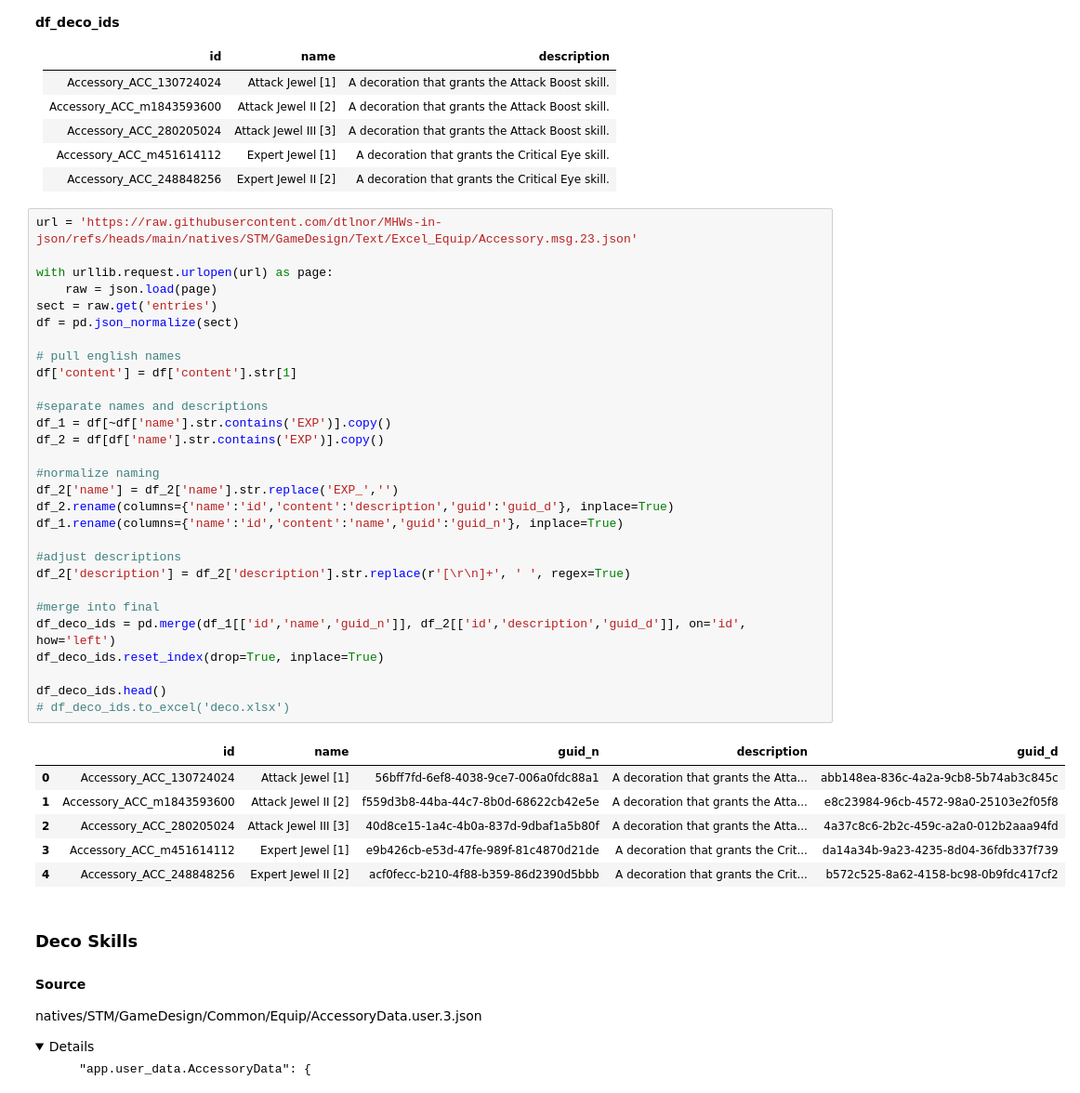
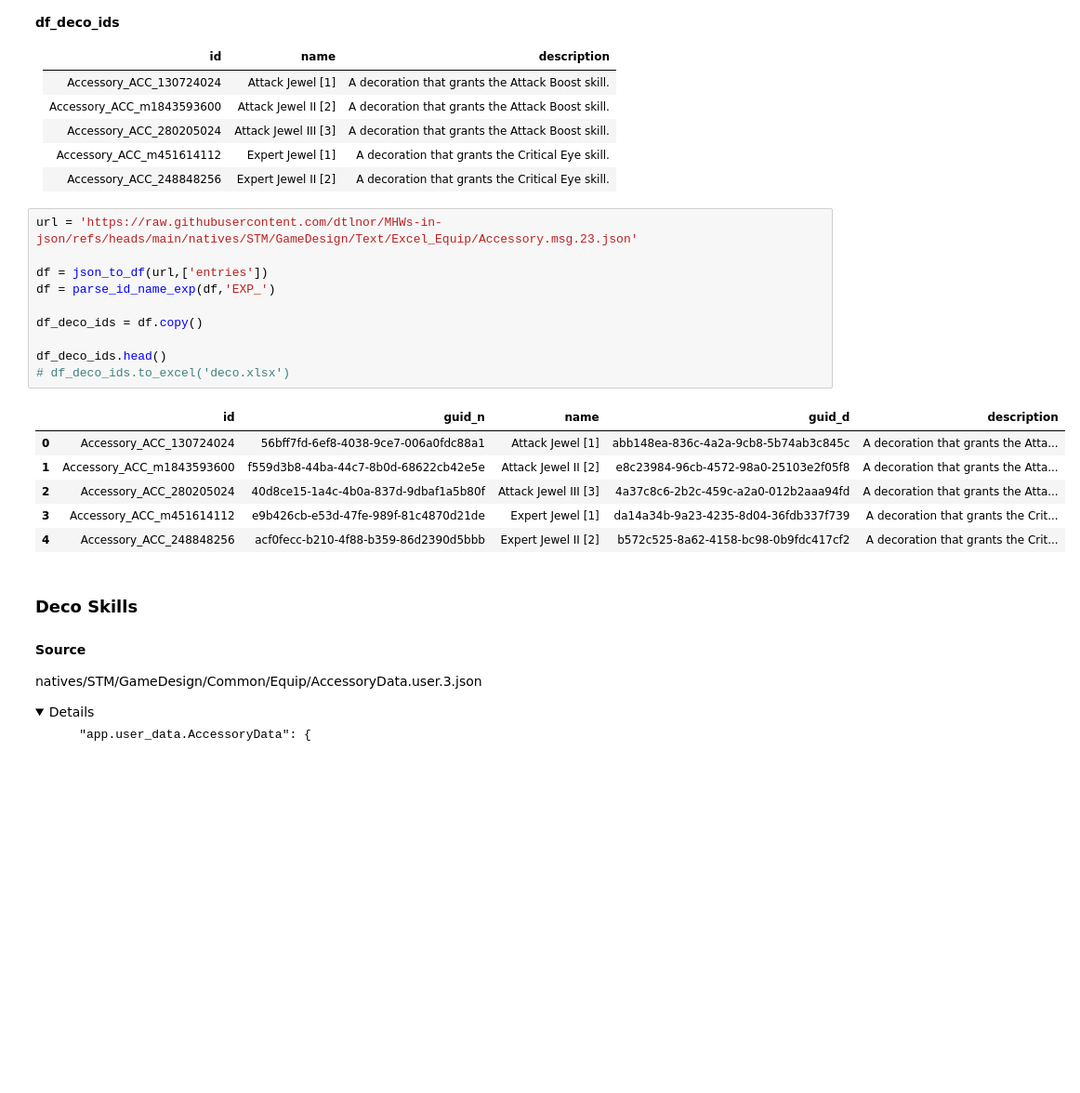
Before and after one commit to NoswalDev/MHRice_Wrangler, a Jupyter notebook: MHWilds_Wrangle.ipynb, the cells around one changed output. Shown at 93% size. Drawn from its saved outputs; the diff is of its cells as text; folded sections open; blank space fills up the shorter version.

```diff
--- a/MHWilds_Wrangle.ipynb
+++ b/MHWilds_Wrangle.ipynb
@@ -828,39 +804,20 @@ natives/STM/GameDesign/Text/Excel_Equip/Accessory.msg.23.json
 # %%
 url = 'https://raw.githubusercontent.com/dtlnor/MHWs-in-json/refs/heads/main/natives/STM/GameDesign/Text/Excel_Equip/Accessory.msg.23.json'
 
-with urllib.request.urlopen(url) as page:
-    raw = json.load(page)
-sect = raw.get('entries')
-df = pd.json_normalize(sect)
+df = json_to_df(url,['entries'])
+df = parse_id_name_exp(df,'EXP_')
 
-# pull english names
-df['content'] = df['content'].str[1]
-
-#separate names and descriptions
-df_1 = df[~df['name'].str.contains('EXP')].copy()
-df_2 = df[df['name'].str.contains('EXP')].copy()
-
-#normalize naming
-df_2['name'] = df_2['name'].str.replace('EXP_','')
-df_2.rename(columns={'name':'id','content':'description','guid':'guid_d'}, inplace=True)
-df_1.rename(columns={'name':'id','content':'name','guid':'guid_n'}, inplace=True)
-
-#adjust descriptions
-df_2['description'] = df_2['description'].str.replace(r'[\r\n]+', ' ', regex=True)
-
-#merge into final
-df_deco_ids = pd.merge(df_1[['id','name','guid_n']], df_2[['id','description','guid_d']], on='id', how='left')
-df_deco_ids.reset_index(drop=True, inplace=True)
+df_deco_ids = df.copy()
 
 df_deco_ids.head()
 # df_deco_ids.to_excel('deco.xlsx')
 # %% [output]
-|  | id | name | guid_n | description | guid_d |
-| 0 | Accessory_ACC_130724024 | Attack Jewel [1] | 56bff7fd-6ef8-4038-9ce7-006a0fdc88a1 | A decoration that grants the Atta... | abb148ea-836c-4a2a-9cb8-5b74ab3c845c |
-| 1 | Accessory_ACC_m1843593600 | Attack Jewel II [2] | f559d3b8-44ba-44c7-8b0d-68622cb42e5e | A decoration that grants the Atta... | e8c23984-96cb-4572-98a0-25103e2f05f8 |
-| 2 | Accessory_ACC_280205024 | Attack Jewel III [3] | 40d8ce15-1a4c-4b0a-837d-9dbaf1a5b80f | A decoration that grants the Atta... | 4a37c8c6-2b2c-459c-a2a0-012b2aaa94fd |
-| 3 | Accessory_ACC_m451614112 | Expert Jewel [1] | e9b426cb-e53d-47fe-989f-81c4870d21de | A decoration that grants the Crit... | da14a34b-9a23-4235-8d04-36fdb337f739 |
-| 4 | Accessory_ACC_248848256 | Expert Jewel II [2] | acf0fecc-b210-4f88-b359-86d2390d5bbb | A decoration that grants the Crit... | b572c525-8a62-4158-bc98-0b9fdc417cf2 |
+|  | id | guid_n | name | guid_d | description |
+| 0 | Accessory_ACC_130724024 | 56bff7fd-6ef8-4038-9ce7-006a0fdc88a1 | Attack Jewel [1] | abb148ea-836c-4a2a-9cb8-5b74ab3c845c | A decoration that grants the Atta... |
+| 1 | Accessory_ACC_m1843593600 | f559d3b8-44ba-44c7-8b0d-68622cb42e5e | Attack Jewel II [2] | e8c23984-96cb-4572-98a0-25103e2f05f8 | A decoration that grants the Atta... |
+| 2 | Accessory_ACC_280205024 | 40d8ce15-1a4c-4b0a-837d-9dbaf1a5b80f | Attack Jewel III [3] | 4a37c8c6-2b2c-459c-a2a0-012b2aaa94fd | A decoration that grants the Atta... |
+| 3 | Accessory_ACC_m451614112 | e9b426cb-e53d-47fe-989f-81c4870d21de | Expert Jewel [1] | da14a34b-9a23-4235-8d04-36fdb337f739 | A decoration that grants the Crit... |
+| 4 | Accessory_ACC_248848256 | acf0fecc-b210-4f88-b359-86d2390d5bbb | Expert Jewel II [2] | b572c525-8a62-4158-bc98-0b9fdc417cf2 | A decoration that grants the Crit... |
 # %% [markdown]
 ### Deco Skills
 #### Source
```
Also changed, not shown: parts of 18 cells of this notebook.
